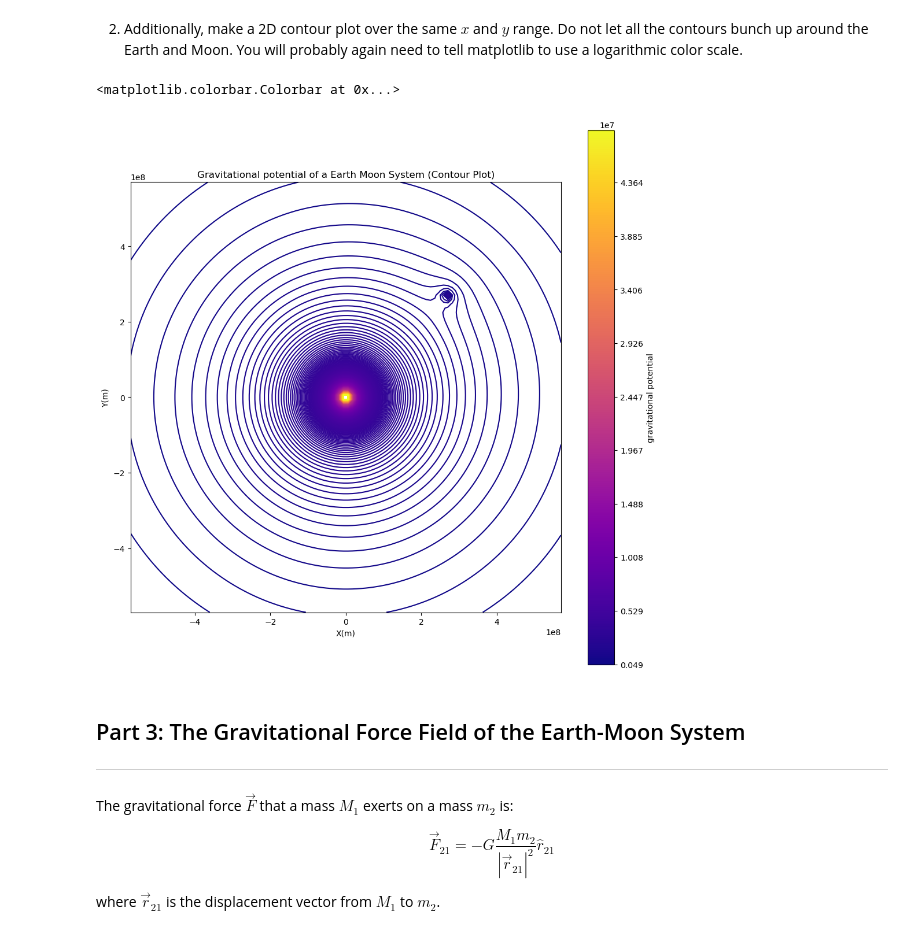
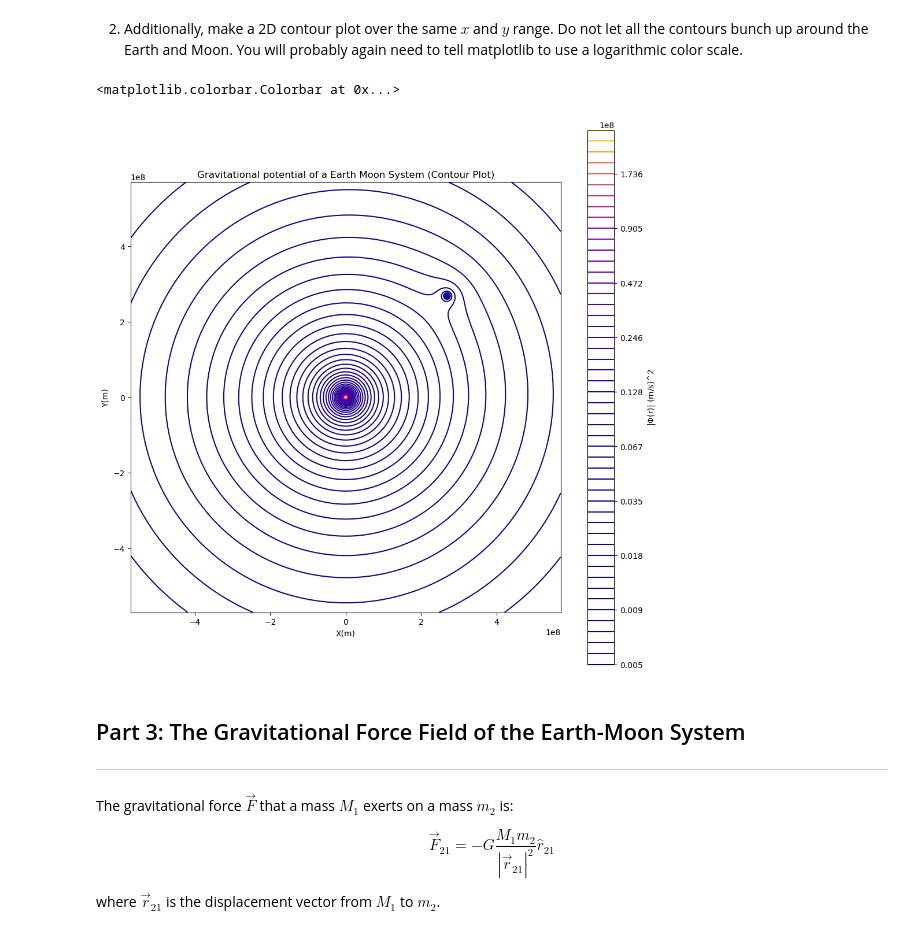
Before and after one commit to rhorton-2/PHYS265-spring26, a Jupyter notebook: Lab1/lab1.ipynb, the cells around one changed output. Cells and saved outputs as stored; diff of their text form; code cells hidden in the pictures.

Commit message:
First Draft of Lab 1
First Draft of Lab 1, might be final draft, will look over it again before due date

```diff
--- a/Lab1/lab1.ipynb
+++ b/Lab1/lab1.ipynb
@@ -65,9 +67,20 @@ contains a singularity. In our function, use all modern best practices for codin
 E.g. type hints, type checks, pre and post conditions, doc strings, etc.
 # %%
 G = 6.67E-11
-def Phi(M,xm,ym,X,Y):
+def Phi(M:float,xm:float,ym:float,X:float,Y:float) ->float:
+    """
+    This is a function that will compute the Gravitational Potential at a point (X,Y) of a Mass at point (xm,ym)
+    Args:
+        M (Float): The mass of the object
+        Xm (Float): The X cordinate of the Object
+        Ym (Float): The Y Cordinate of the Object
+        X (Float): The X Cordinate of where you want to find the Potential
+        Y (Float): The Y Cordinate of where you want to find the Potential
+    Returns:
+            Gravitational Potential at point (x,y) (Float)
+    """
     if M < 0:
-        raise TypeError(f"The Mass cannot be negative")
+        raise ValueError(f"The Mass cannot be negative")
     rx = X - xm
     ry = Y - ym
     r = np.sqrt(rx**2 + ry **2)
@@ -76,3 +89,4 @@ def Phi(M,xm,ym,X,Y):
     Grav_Pot = -(G*M)/r
     assert Grav_Pot.any() != np.inf, "Singularity reached, the potenial cannot be infinite"
     return Grav_Pot
+help(Phi)
@@ -104,15 +130,15 @@ over a large range of $x$ and $y$, for example, from $-1.5d_{EM}$ to $+1.5d_{EM}
 a square aspect ratio. Make sure to add a nice colorbar, and make the colorbar logarithmic.
 # %%
 L = 3.8E8 # Distance from the earth to the moon
-x = np.linspace(-1.5*L,1.5*L,100)
-y = np.linspace(-1.5*L,1.5*L,100)
+x = np.linspace(-1.5*L,1.5*L,600)
+y = np.linspace(-1.5*L,1.5*L,600)
 (x,y) = np.meshgrid(x,y)
 Grav_Pot_Abs =np.abs(Phi(M_E,0,0,x,y))
 fig,ax = plt.subplots(figsize=(12,12))
 plot = ax.pcolormesh(x,y,Grav_Pot_Abs,shading="auto",cmap = "plasma", norm="log")
-fig.colorbar(plot,ax=ax,label = "gravitational potential")
+fig.colorbar(plot,ax=ax,label = r'|$\Phi(r)$| (m/s)^2')
 ax.set_aspect('equal')
-ax.set_title("ColorMesh of" r' $|\phi|$' " of the Planet Earth centered at (0,0)")
+ax.set_title("ColorMesh of" r' $|\phi(r)|$' " for Earth centered at (0,0)")
 ax.set_xlabel("X(m)")
 ax.set_ylabel("Y(m)")
 # %% [output]
@@ -158,17 +183,17 @@ You will probably again need to tell matplotlib to use a logarithmic color scale
 # %%
 Phi_max = Total_Potential.max()
 Phi_min = Total_Potential.min()
-levels = np.linspace(Phi_min,Phi_max,500)
+levels = np.logspace(np.log10(Phi_min),np.log10(Phi_max),50)
 fig,ax =plt.subplots(figsize=(12,12))
 plot = ax.contour(x,y,Total_Potential,levels=levels,cmap = "plasma")
 ax.set_aspect('equal')
 ax.set_title("Gravitational potential of a Earth Moon System (Contour Plot)")
 ax.set_xlabel("X(m)")
 ax.set_ylabel("Y(m)")
-fig.colorbar(plot,ax=ax,label="gravitational potential")
+fig.colorbar(plot,ax=ax,label=r'|$\Phi(r)$| (m/s)^2')
 # %% [output]
 <matplotlib.colorbar.Colorbar at 0x...>
-[figure, old version]
+[figure, new version]
 # %% [markdown]
 ## Part 3: The Gravitational Force Field of the Earth-Moon System
 ----
```
Also changed, not shown: parts of 14 cells of this notebook, 1 other file.
